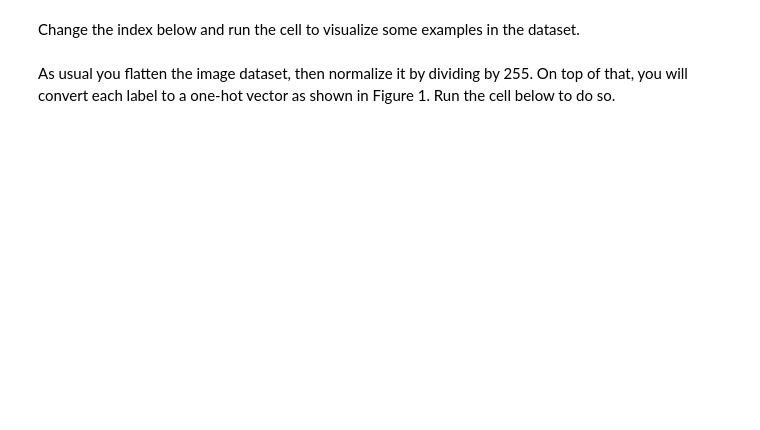
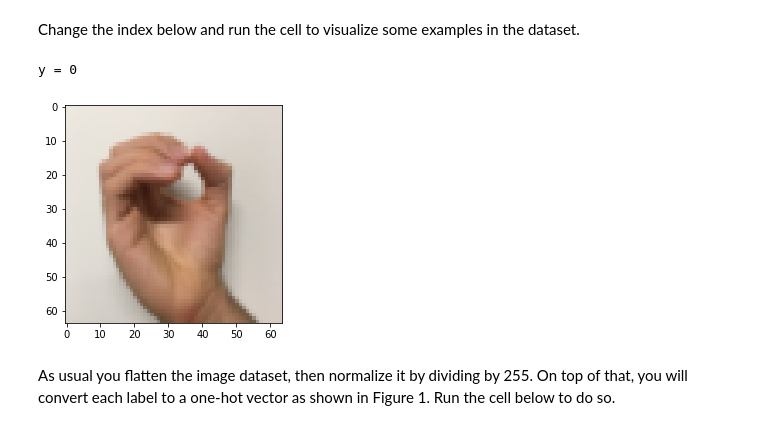
Before and after one commit to desertzk/deeplearning, a Jupyter notebook: section2improving deep neural networks/assignment3/Tensorflow+Tutorial.ipynb, the cells around one changed output. Saved outputs shown, nothing was run; the diff lists cells and outputs as text; code cells hidden in the pictures; blank space fills up the shorter version.

```diff
--- a/section2improving deep neural networks/assignment3/Tensorflow+Tutorial.ipynb
+++ b/section2improving deep neural networks/assignment3/Tensorflow+Tutorial.ipynb
@@ -463,9 +486,12 @@ X_train_orig, Y_train_orig, X_test_orig, Y_test_orig, classes = load_dataset()
 Change the index below and run the cell to visualize some examples in the dataset.
 # %%
 # Example of a picture
-index = 0
+index = 1
 plt.imshow(X_train_orig[index])
 print ("y = " + str(np.squeeze(Y_train_orig[:, index])))
+# %% [output]
+y = 0
+[figure, added]
 # %% [markdown]
 As usual you flatten the image dataset, then normalize it by dividing by 255. On top of that, you will convert each label to a one-hot vector as shown in Figure 1. Run the cell below to do so.
 # %%
```
Also changed, not shown: parts of 18 cells of this notebook.
